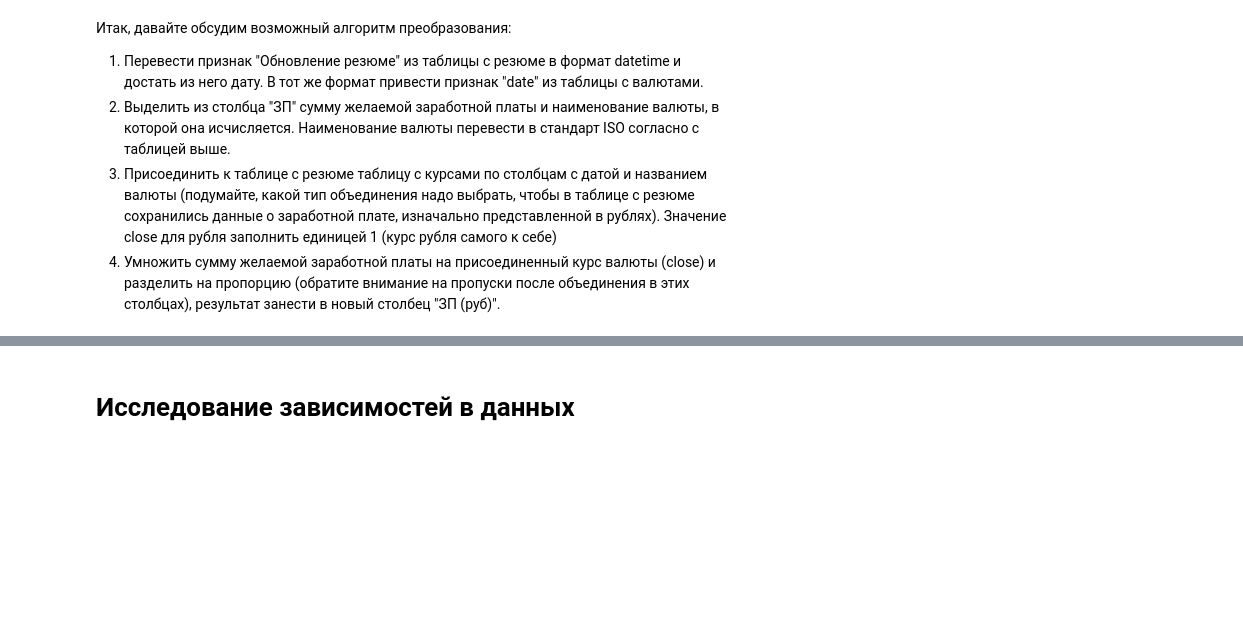
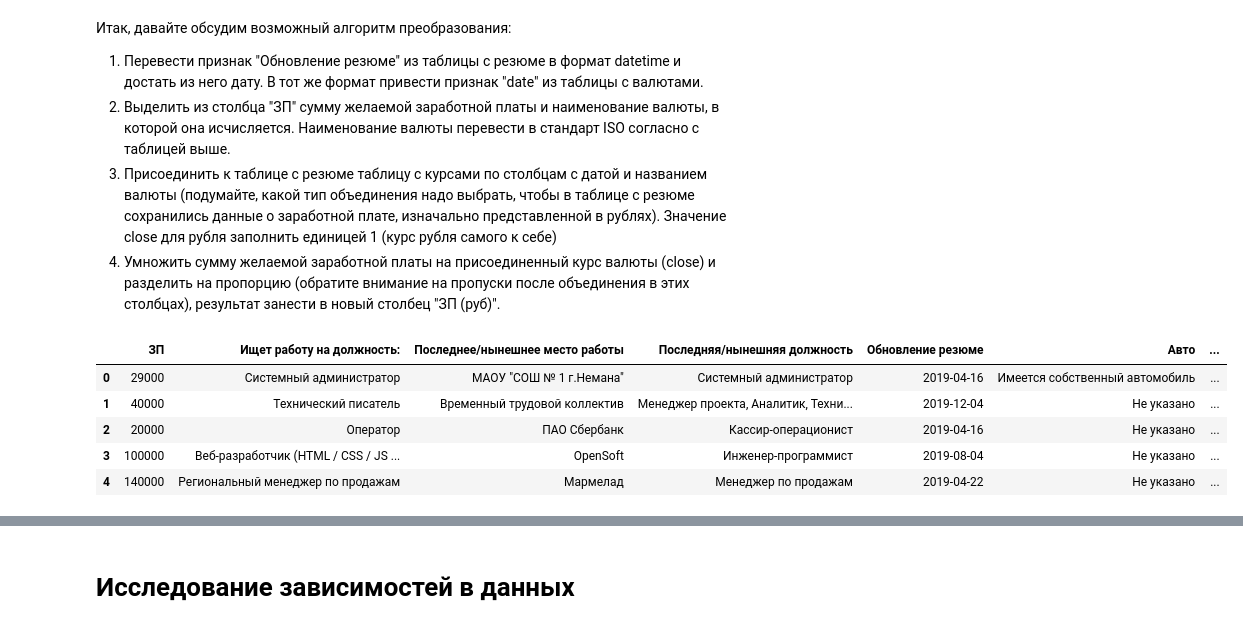
Before and after one commit to SergeyObukhov/sf_data_science, a Jupyter notebook: projekt_1/Project_1.ipynb, the cells around one changed output, grey strips where cells are left out. Drawn from its saved outputs; the diff is of its cells as text; code cells hidden in the pictures; blank space fills up the shorter version.

```diff
--- a/projekt_1/Project_1.ipynb
+++ b/projekt_1/Project_1.ipynb
@@ -25,7 +25,8 @@ import plotly.express as px
 # %% [markdown]
 1. Прочитайте данные с помощью библиотеки Pandas. Совет: перед чтением обратите внимание на разделитель внутри файла.
 # %%
-hh_data = pd.read_csv('/home/sergey/Проекты/projekt_1/data/dst-3.0_16_1_hh_database.csv', sep=';')
+path = '/home/sergey/Проекты/projekt_1/data/dst-3.0_16_1_hh_database.csv'
+hh_data = pd.read_csv(path, sep=';')
 # %% [markdown]
 2. Выведите несколько первых (последних) строк таблицы, чтобы убедиться в том, что ваши данные не повреждены. Ознакомьтесь с признаками и их структурой.
 # %%
@@ -299,7 +300,9 @@ def get_moving(data_string):
     Returns:
         [bool]: [готовность соискателя к переезду]
     """
-    if ('не готов к переезду' in data_string) or ('не готова к переезду' in data_string):
+    male_not_ready = 'не готов к переезду' in data_string
+    female_not_ready = 'не готова к переезду' in data_string
+    if male_not_ready or female_not_ready:
         return False
     else:
         return True
@@ -315,7 +318,9 @@ def get_mission_readiness(data_string):
     Returns:
         [bool]: [готовность соискателя к командировкам]
     """
-    if ('не готов к командировкам' in data_string) or ('не готова к командировкам' in data_string):
+    male_not_ready = 'не готов к командировкам' in data_string
+    female_not_ready = 'не готова к командировкам' in data_string
+    if male_not_ready or female_not_ready:
         return False
     else:
         return True
@@ -325,10 +330,13 @@ hh_data['Город'] = hh_data['Город, переезд, командиро
 hh_data['Готовность к переезду'] = hh_data['Город, переезд, командировки'].apply(get_moving)
 hh_data['Готовность к командировкам'] = hh_data['Город, переезд, командировки'].apply(get_mission_readiness)
 
+hh_data.drop('Город, переезд, командировки', axis=1, inplace=True)
+
 # ответ на задание 3.4
 peterburg_applicants = hh_data['Город'].value_counts(normalize=True)[3]
 print(f'В Санкт-Петербурге живёт {round(peterburg_applicants*100)} % соискателей')
-mask_moving_readines = (hh_data['Готовность к переезду'] == True) & (hh_data['Готовность к командировкам'] == True)
+mask_moving_readines = (hh_data['Готовность к переезду'] == True) \
+                     & (hh_data['Готовность к командировкам'] == True)
 moving_readiness = hh_data[mask_moving_readines].shape[0]*100 / hh_data.shape[0]
 print(f'Всего готовых к переездам и командировкам {round(moving_readiness)} % соискателей')
 # %% [output]
@@ -389,4 +448,85 @@ print(f'Всего готовых к переездам и командиров
 3. Присоединить к таблице с резюме таблицу с курсами по столбцам с датой и названием валюты (подумайте, какой тип объединения надо выбрать, чтобы в таблице с резюме сохранились данные о заработной плате, изначально представленной в рублях). Значение close для рубля заполнить единицей 1 (курс рубля самого к себе)
 4. Умножить сумму желаемой заработной платы на присоединенный курс валюты (close) и разделить на пропорцию (обратите внимание на пропуски после объединения в этих столбцах), результат занести в новый столбец "ЗП (руб)".
 # %%
-#ваш код здесь
+# определяем функцию возвращающую наименование валюты в стандарте ISO
+def get_currency(data_string):
+    """[функция проверяет вхождение образца наименования валюты в данных,
+    и возвращает соответствующее наименование валюты в стандарте ISO]
+
+    Args:
+        data_string ([string]): [значение ризнака 'ЗП']
+
+    Returns:
+        [string]: [наименование валюты в стандарте ISO]
+    """
+
+    if 'бел' in data_string:
+        return 'BYN'
+    if 'руб' in data_string:
+        return 'RUB'
+    if 'грн' in data_string:
+        return 'UAH'
+    if 'USD' in data_string:
+        return 'USD'
+    if 'EUR' in data_string:
+        return 'EUR'
+    if 'KGS' in data_string:
+        return 'KGS'
+    if 'сум' in data_string:
+        return 'UZS'
+    if 'AZN' in data_string:
+        return 'AZN'
+    if 'KZT' in data_string:
+        return 'KZT'
+
+# определим функцию возвращающую сумму желаемой заработной платы
+def get_wages(data_string):
+    """[функция добавляет только цифры в список. Затем соединяет в одно число,
+    и возвращает целочисленное значение суммы желаемой заработной платы]
+
+    Args:
+        data_string ([string]): [значение ризнака 'ЗП']
+
+    Returns:
+        [int]: [сумма желаемой заработной платы]
+    """
+    digits_list = []
+    for ch in data_string:
+        if ch.isdigit():
+            digits_list.append(ch)
+    wages = ''.join(digits_list)
+    return int(wages)
+
+# записываем дата фрейм в переменную exchange
+path_rate = '/home/sergey/Проекты/projekt_1/data/ExchangeRates.csv'
+exchange = pd.read_csv(path_rate)
+
+# в признаках 'Обновление резюме' и 'date' выделяем дату
+hh_data['Обновление резюме'] = pd.to_datetime(hh_data['Обновление резюме']).dt.date
+exchange['date'] = pd.to_datetime(exchange['date']).dt.date
+
+# создаём признак 'валюта'
+hh_data['валюта'] = hh_data['ЗП'].apply(get_currency)
+hh_data['ЗП'] = hh_data['ЗП'].apply(get_wages)
+
+hh_df = hh_data.merge(
+    exchange,
+    left_on=['валюта', 'Обновление резюме'],
+    right_on=['currency', 'date'],
+    how = 'left'
+)
+hh_df['close'] = hh_df['close'].fillna(1)
+hh_df['proportion'] = hh_df['proportion'].fillna(1)
+
+hh_df['ЗП (руб)'] = hh_df['ЗП'] * hh_df['close'] / hh_df['proportion']
+
+# ответ на задание 3.6
+median_sallary = hh_df['ЗП (руб)'].median()
+print(f'Медианная зарплата соискателей составляет {round(median_sallary/1000)} тысяч рублей')
+# %% [output]
+|  | ЗП | Ищет работу на должность: | Последнее/нынешнее место работы | Последняя/нынешняя должность | Обновление резюме | Авто | ... |
+| 0 | 29000 | Системный администратор | МАОУ "СОШ № 1 г.Немана" | Системный администратор | 2019-04-16 | Имеется собственный автомобиль | ... |
+| 1 | 40000 | Технический писатель | Временный трудовой коллектив | Менеджер проекта, Аналитик, Техни... | 2019-12-04 | Не указано | ... |
+| 2 | 20000 | Оператор | ПАО Сбербанк | Кассир-операционист | 2019-04-16 | Не указано | ... |
+| 3 | 100000 | Веб-разработчик (HTML / CSS / JS ... | OpenSoft | Инженер-программист | 2019-08-04 | Не указано | ... |
+| 4 | 140000 | Региональный менеджер по продажам | Мармелад | Менеджер по продажам | 2019-04-22 | Не указано | ... |
```
Also changed, not shown: parts of 5 cells of this notebook.
